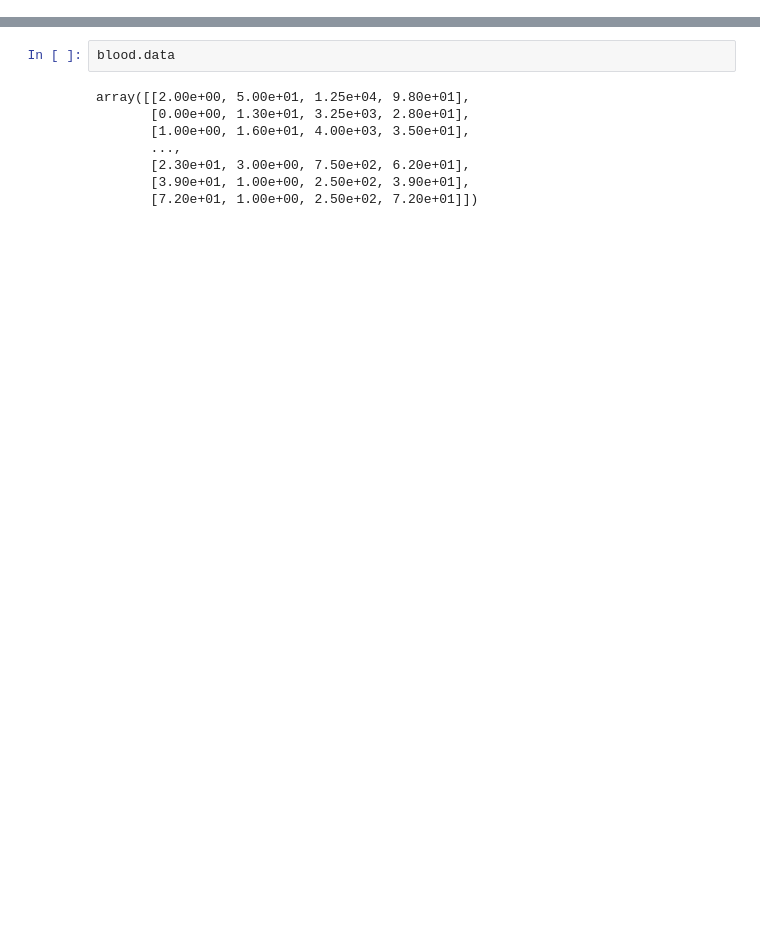
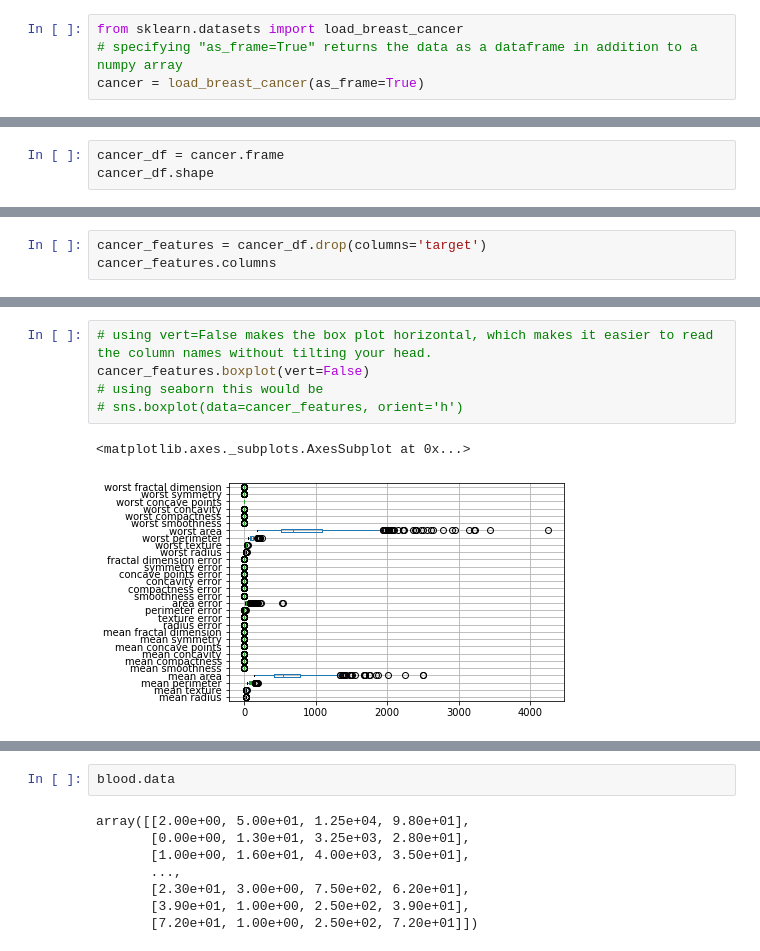
Before and after one commit to amueller/aml, a Jupyter notebook: 01-ml-workflow/01-data-loading.ipynb, the cells around one changed output, grey strips where cells are left out. Cells and saved outputs as stored; diff of their text form; blank space fills up the shorter version.

```diff
--- a/01-ml-workflow/01-data-loading.ipynb
+++ b/01-ml-workflow/01-data-loading.ipynb
@@ -31,0 +24,4 @@ blood.data.shape
+# %%
+from sklearn.datasets import load_breast_cancer
+# specifying "as_frame=True" returns the data as a dataframe in addition to a numpy array
+cancer = load_breast_cancer(as_frame=True)
@@ -31,0 +35,3 @@ blood.data.shape
+# %%
+cancer_df = cancer.frame
+cancer_df.shape
@@ -31,0 +73,3 @@ blood.data.shape
+# %%
+cancer_features = cancer_df.drop(columns='target')
+cancer_features.columns
@@ -31,0 +97,8 @@ blood.data.shape
+# %%
+# using vert=False makes the box plot horizontal, which makes it easier to read the column names without tilting your head.
+cancer_features.boxplot(vert=False)
+# using seaborn this would be
+# sns.boxplot(data=cancer_features, orient='h')
+# %% [output]
+<matplotlib.axes._subplots.AxesSubplot at 0x...>
+[figure, added]
```
Also changed, not shown: parts of 71 cells of this notebook.
